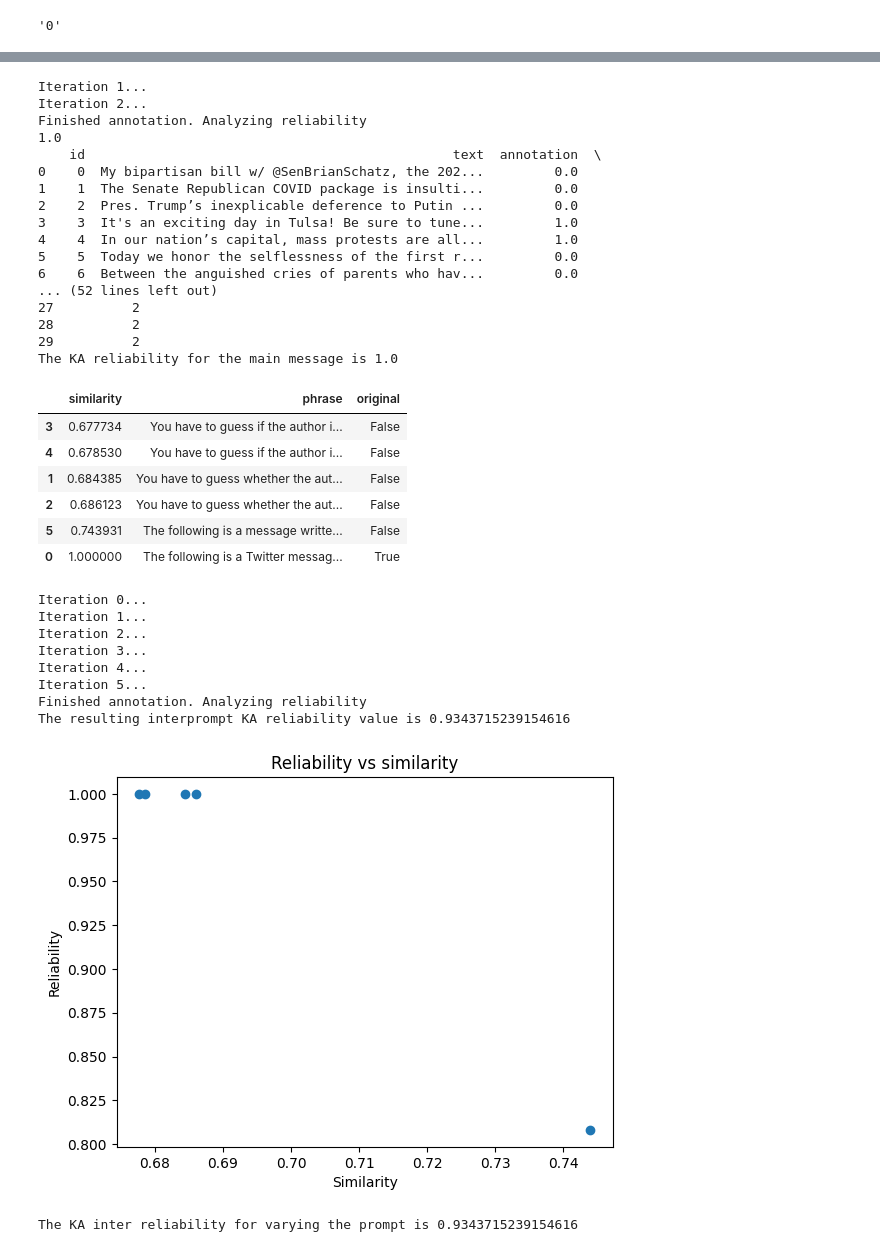
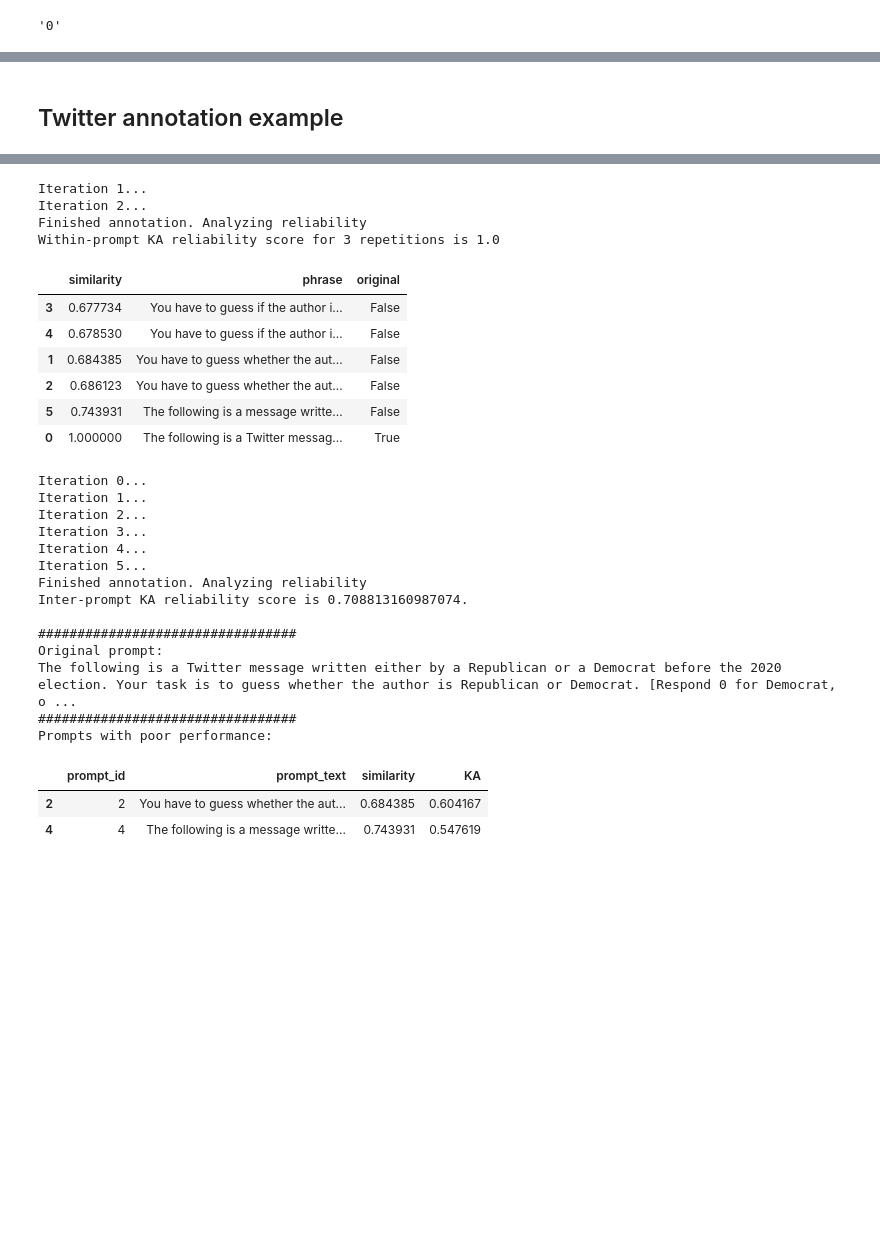
Before and after one commit to cjbarrie/promptstability, a Jupyter notebook: notebooks/manisfestos class.ipynb, the cells around one changed output, grey strips where cells are left out. Cells and saved outputs as stored; diff of their text form; code cells hidden in the pictures; blank space fills up the shorter version.

```diff
--- a/notebooks/manisfestos class.ipynb
+++ b/notebooks/manisfestos class.ipynb
@@ -739,7 +514,6 @@ Prompts with poor performance:
 | 8 | 8 | There is a party manifesto for a ... | 0.740001 | 0.571429 |
-# %%
-# Change between None and 50 to control text truncation when pd df is displayed: pd.set_option('display.max_colwidth', 50)
-pd.set_option('display.max_colwidth', 50)
+# %% [markdown]
+## Twitter annotation example
 # %%
 # Twitter annotation example
 #APIKEY = "[KEY]"
@@ -760,53 +534,45 @@ prompt_postfix = '[Respond 0 for Democrat, or 1 for Republican. Guess is you do
 psa = PromptStabilityAnalysis(llm, texts,parse_function=lambda x: float(x), metric_fn = simpledorff.metrics.nominal_metric)
 
 # Test variability for the same prompt.
-res,df = psa.baseline_stochasticity(prompt,prompt_postfix,iterations=3)
-print(df)
-print(f"The KA reliability for the main message is {res}")
+res,df, ka_scores, iterrations_no = psa.baseline_stochasticity(prompt,prompt_postfix,iterations=3)
+#print(f"The KA reliability for the main message is {res}")
 
 # Test of variability across prompts
-res,df,rel_by_sim = psa.interprompt_stochasticity(prompt,prompt_postfix, nr_variations=5, temperature=1.0, iterations=1)
-
-print(f"The KA inter reliability for varying the prompt is {res}")
+res,df,rel_by_sim, poor_prompts = psa.interprompt_stochasticity(prompt,prompt_postfix, nr_variations=5, temperature=1.0, iterations=1)
+#print(f"The KA inter reliability for varying the prompt is {res}")
 # %% [output]
 Some weights of PegasusForConditionalGeneration were not initialized from the model checkpoint at tuner007/pegasus_paraphrase and are newly initialized: ['model.decoder.embed_positions.weight', 'model ...
 You should probably TRAIN this model on a down-stream task to be able to use it for predictions and inference.
 Iteration 0...
 huggingface/tokenizers: The current process just got forked, after parallelism has already been used. Disabling parallelism to avoid deadlocks...
 To disable this warning, you can either:
         - Avoid using `tokenizers` before the fork if possible
         - Explicitly set the environment variable TOKENIZERS_PARALLELISM=(true | false)
 Iteration 1...
 Iteration 2...
 Finished annotation. Analyzing reliability
-1.0
-    id                                               text  annotation  \
-0    0  My bipartisan bill w/ @SenBrianSchatz, the 202...         0.0
-1    1  The Senate Republican COVID package is insulti...         0.0
-2    2  Pres. Trump’s inexplicable deference to Putin ...         0.0
-3    3  It's an exciting day in Tulsa! Be sure to tune...         1.0
-4    4  In our nation’s capital, mass protests are all...         1.0
-5    5  Today we honor the selflessness of the first r...         0.0
-6    6  Between the anguished cries of parents who hav...         0.0
-... (52 lines left out)
-27          2
-28          2
-29          2
-The KA reliability for the main message is 1.0
+Within-prompt KA reliability score for 3 repetitions is 1.0
 |  | similarity | phrase | original |
 | 3 | 0.677734 | You have to guess if the author i... | False |
 | 4 | 0.678530 | You have to guess if the author i... | False |
 | 1 | 0.684385 | You have to guess whether the aut... | False |
 | 2 | 0.686123 | You have to guess whether the aut... | False |
 | 5 | 0.743931 | The following is a message writte... | False |
 | 0 | 1.000000 | The following is a Twitter messag... | True |
 Iteration 0...
 Iteration 1...
 Iteration 2...
 Iteration 3...
 Iteration 4...
 Iteration 5...
 Finished annotation. Analyzing reliability
-The resulting interprompt KA reliability value is 0.9343715239154616
+Inter-prompt KA reliability score is 0.708813160987074.
+
+#################################
+Original prompt:
+The following is a Twitter message written either by a Republican or a Democrat before the 2020 election. Your task is to guess whether the author is Republican or Democrat. [Respond 0 for Democrat, o ...
+#################################
+Prompts with poor performance:
-[figure, removed]
-The KA inter reliability for varying the prompt is 0.9343715239154616
+|  | prompt_id | prompt_text | similarity | KA |
+| 2 | 2 | You have to guess whether the aut... | 0.684385 | 0.604167 |
+| 4 | 4 | The following is a message writte... | 0.743931 | 0.547619 |
```
Also changed, not shown: parts of 12 cells of this notebook.
